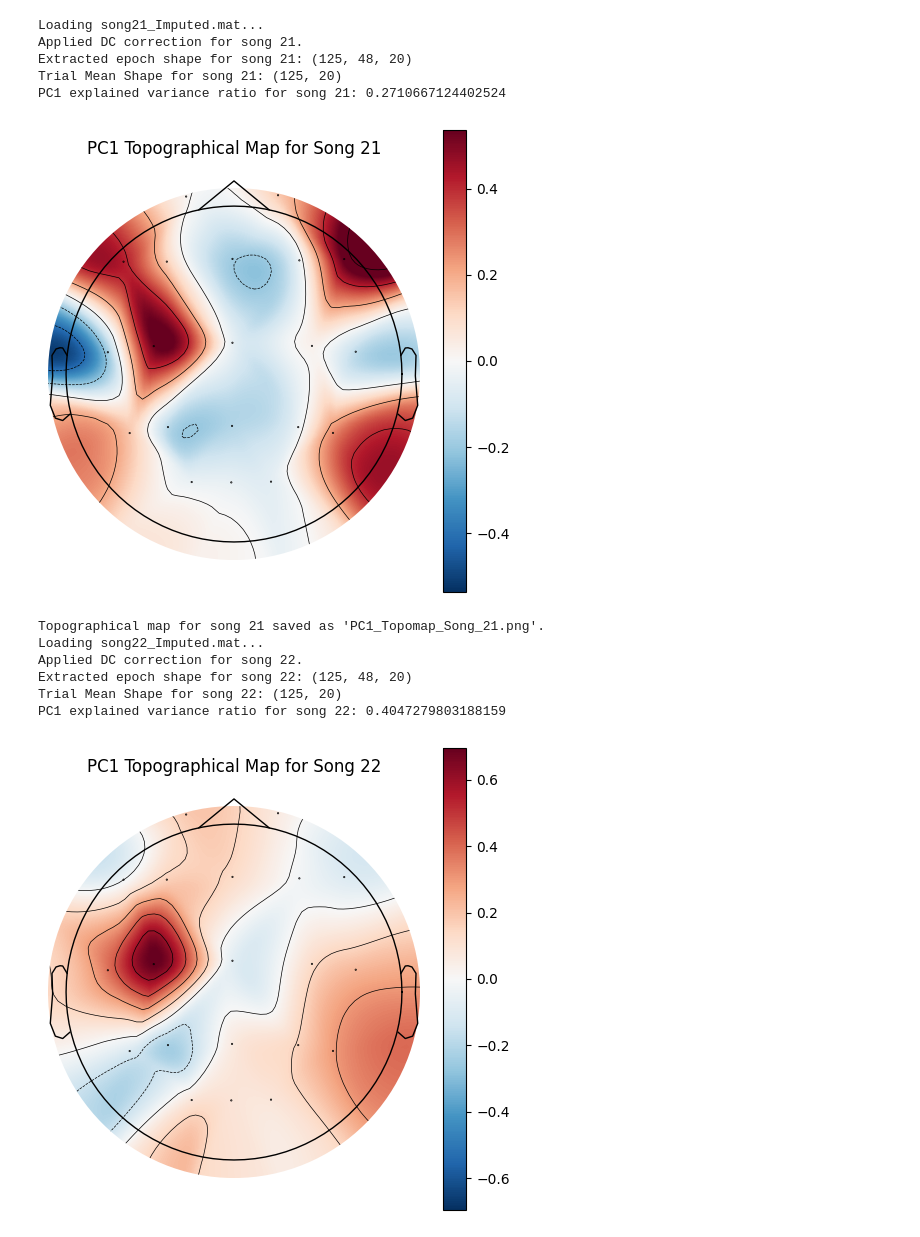
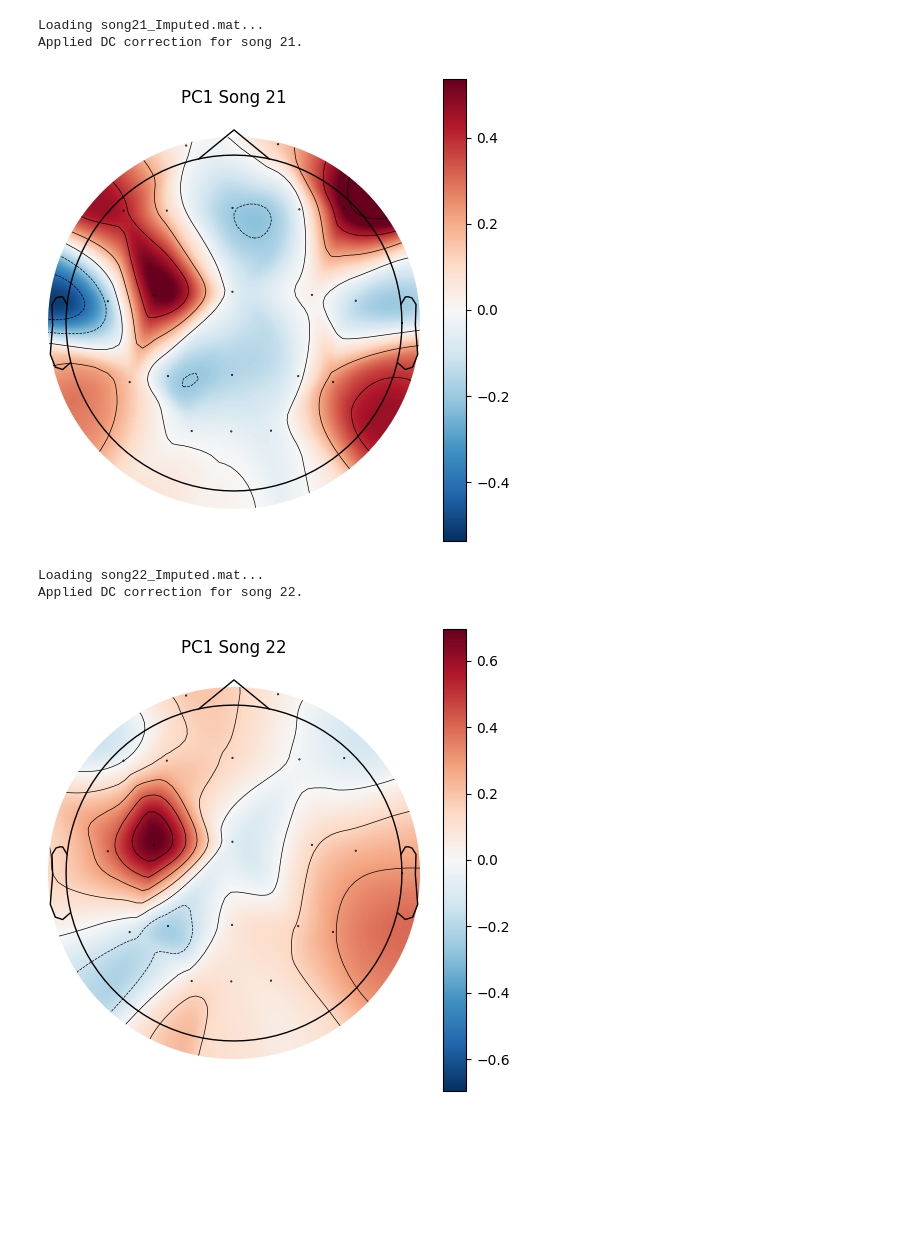
Before and after one commit to boannas/BCC_2024, a Jupyter notebook: Code/code_testing/top.ipynb, the cells around one changed output. Drawn from its saved outputs; the diff is of its cells as text; code cells hidden in the pictures; blank space fills up the shorter version.

```diff
--- a/Code/code_testing/top.ipynb
+++ b/Code/code_testing/top.ipynb
@@ -164,15 +32,0 @@ plt.show()
-# %%
-# Normalize PCA values
-pc1_normalized = (pc1 - np.mean(pc1)) / np.std(pc1)
-
-# Plot normalized values without specifying vmin/vmax in the function call
-fig, ax = plt.subplots(figsize=(6, 6))
-im, cm_map = mne.viz.plot_topomap(pc1_normalized, evoked.info, axes=ax, show=False, cmap='jet')
-
-# Manually set the color limits
-im.set_clim(vmin=-0.1, vmax=0.1)
-
-# Add colorbar and title
-plt.colorbar(im, ax=ax)
-ax.set_title('PC1 Topographical Map (Normalized)')
-plt.show()
@@ -181,26 +33,4 @@ plt.show()
 # %%
-import os
-import numpy as np
-import scipy.io as sio
-from sklearn.decomposition import PCA
-import mne
-import matplotlib.pyplot as plt
-
-# Define directories
-in_dir = r'D:\Imputed_file'  # EEG data folder
-miscDir = r'C:\Users\napat\Documents\GitHub\BCC_2024\Code\Misc'  # Misc folder (if necessary)
-
-# Define the range of songs (21 to 30)
-song_indices = range(21, 31)
-
-# Define channel names manually based on your EEG setup
-channel_names = [
-    'Fp1', 'Fp2', 'F3', 'F4', 'C3', 'C4', 'P3', 'P4', 'O1', 'O2',
-    'F7', 'F8', 'T3', 'T4', 'T5', 'T6', 'Fz', 'Cz', 'Pz', 'Oz'
-]
-
-# Load the standard 10-20 montage
-standard_montage = mne.channels.make_standard_montage('standard_1020')
 
 # Loop over all songs (21 to 30)
 for song_idx in song_indices:
@@ -211,25 +41,20 @@ for song_idx in song_indices:
     mat_file = sio.loadmat(os.path.join(in_dir, currFn))
 
     # Extract the data
-    subs23 = mat_file[f'subs{song_idx}']
-    data23 = mat_file[f'data{song_idx}']  # Shape: (trials, samples, channels)
+    subs = mat_file[f'subs{song_idx}']
+    data = mat_file[f'data{song_idx}']  # Shape: (trials, samples, channels)
 
     # Verify the number of channels matches
-    if len(channel_names) != data23.shape[2]:
-        raise ValueError(f"Number of channel names ({len(channel_names)}) does not match number of data channels ({data23.shape[2]}).")
+    if len(channel_names) != data.shape[2]:
+        raise ValueError(f"Number of channel names ({len(channel_names)}) does not match number of data channels ({data.shape[2]}).")
 
     # Create the Info object
     fs = mat_file['fs'][0, 0]  # Extract sampling frequency
     info = mne.create_info(ch_names=channel_names, sfreq=fs, ch_types='eeg')
     info.set_montage(standard_montage)
 
-    # Apply DC correction
-    def median_dc_correct_all_trials(data):
-        median_across_trials = np.median(data, axis=0)  # Shape: (samples, channels)
-        corrected_data = data - median_across_trials  # Broadcasting over trials
-        return corrected_data
 
-    tempX_dc = median_dc_correct_all_trials(data23)
+    tempX_dc = median_dc_correct_all_trials(data)
     print(f"Applied DC correction for song {song_idx}.")
 
     # Define epoch parameters
@@ -243,49 +68,42 @@ for song_idx in song_indices:
 
     # Verify that end_idx does not exceed the total number of samples
     total_samples = tempX_dc.shape[1]
     if end_idx > total_samples:
         raise ValueError(f"End index ({end_idx}) exceeds total samples ({total_samples}).")
 
     # Extract epoch
     tempX_epoch = tempX_dc[:, start_idx:end_idx, :]  # Shape: (trials, samples, channels)
-    print(f"Extracted epoch shape for song {song_idx}: {tempX_epoch.shape}")
 
     # Average over time for each trial
     trial_mean = tempX_epoch.mean(axis=1)  # Shape: (trials, channels)
-    print(f"Trial Mean Shape for song {song_idx}: {trial_mean.shape}")
 
     # Perform PCA
     pca = PCA(n_components=1)
     pca.fit(trial_mean)
     pc1 = pca.components_[0]  # Shape: (channels,)
     explained_variance = pca.explained_variance_ratio_[0]
-    print(f"PC1 explained variance ratio for song {song_idx}: {explained_variance}")
 
     # Create an Evoked-like object for plotting
     evoked = mne.EvokedArray(pc1[:, np.newaxis], info)
 
     # Plot the topomap
     fig, ax = plt.subplots(figsize=(6, 6))
     im, cm_map = mne.viz.plot_topomap(pc1, evoked.info, axes=ax, show=False, cmap='RdBu_r')
     plt.colorbar(im, ax=ax)
-    ax.set_title(f'PC1 Topographical Map for Song {song_idx}')
+    ax.set_title(f'PC1 Song {song_idx}')
     plt.show()
 
-    # Save the figure
-    fig_filename = f'PC1_Topomap_Song_{song_idx}.png'
-    fig.savefig(fig_filename, dpi=300)
-    print(f"Topographical map for song {song_idx} saved as '{fig_filename}'.")
+    output_dir = r'C:\Users\napat\Documents\GitHub\BCC_2024\Code\code_testing\Graph\EEG'
+    if not os.path.exists(output_dir):
+        os.makedirs(output_dir)
+
+    output_file = os.path.join(output_dir, f'PC1_Topomap_Song_{song_idx}.png')
+
+    fig.savefig(output_file, dpi=300)
 # %% [output]
 Loading song21_Imputed.mat...
 Applied DC correction for song 21.
-Extracted epoch shape for song 21: (125, 48, 20)
-Trial Mean Shape for song 21: (125, 20)
-PC1 explained variance ratio for song 21: 0.2710667124402524
-[figure, old version]
+[figure, new version]
-Topographical map for song 21 saved as 'PC1_Topomap_Song_21.png'.
 Loading song22_Imputed.mat...
 Applied DC correction for song 22.
-Extracted epoch shape for song 22: (125, 48, 20)
-Trial Mean Shape for song 22: (125, 20)
-PC1 explained variance ratio for song 22: 0.4047279803188159
-[figure, old version]
+[figure, new version]
```
Also changed, not shown: parts of 5 cells of this notebook, 57 other files.
